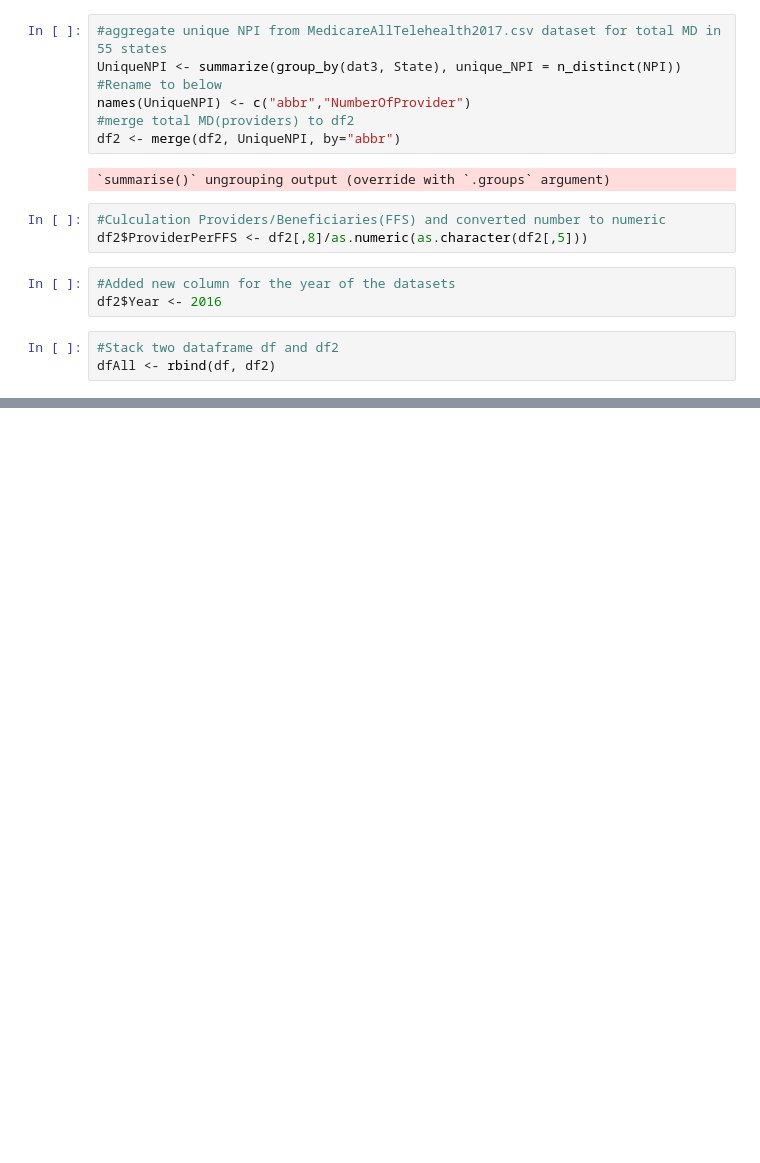
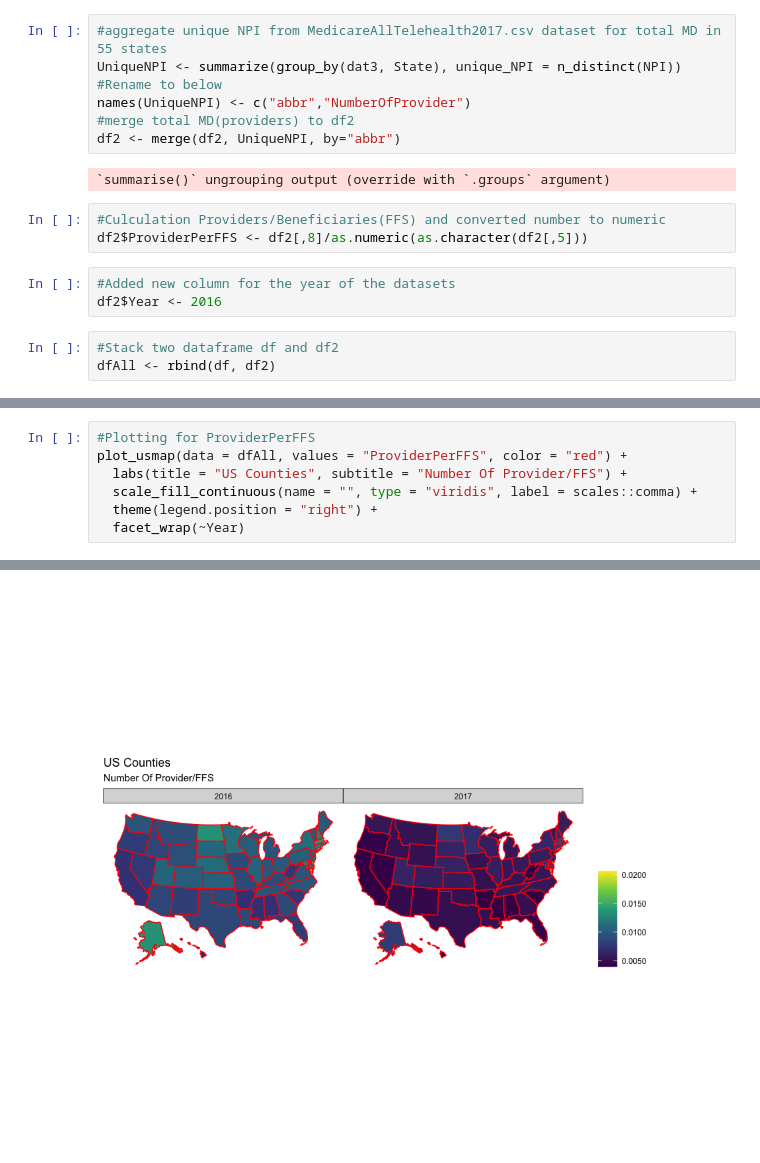
Before and after one commit to nancyruya/R-projects, a Jupyter notebook: TelehealthMedicare/MedicareAllTelehealth.ipynb, the cells around one changed output, grey strips where cells are left out. Saved outputs shown, nothing was run; the diff lists cells and outputs as text; blank space fills up the shorter version.

```diff
--- a/TelehealthMedicare/MedicareAllTelehealth.ipynb
+++ b/TelehealthMedicare/MedicareAllTelehealth.ipynb
@@ -206,0 +232,8 @@ dfAll <- rbind(df, df2)
+# %%
+#Plotting for ProviderPerFFS
+plot_usmap(data = dfAll, values = "ProviderPerFFS", color = "red") +
+  labs(title = "US Counties", subtitle = "Number Of Provider/FFS") +
+  scale_fill_continuous(name = "", type = "viridis", label = scales::comma) +
+  theme(legend.position = "right") +
+  facet_wrap(~Year)
+# %% [output]
@@ -206,0 +244 @@ dfAll <- rbind(df, df2)
+[figure, added]
```
Also changed, not shown: parts of 3 cells of this notebook.
